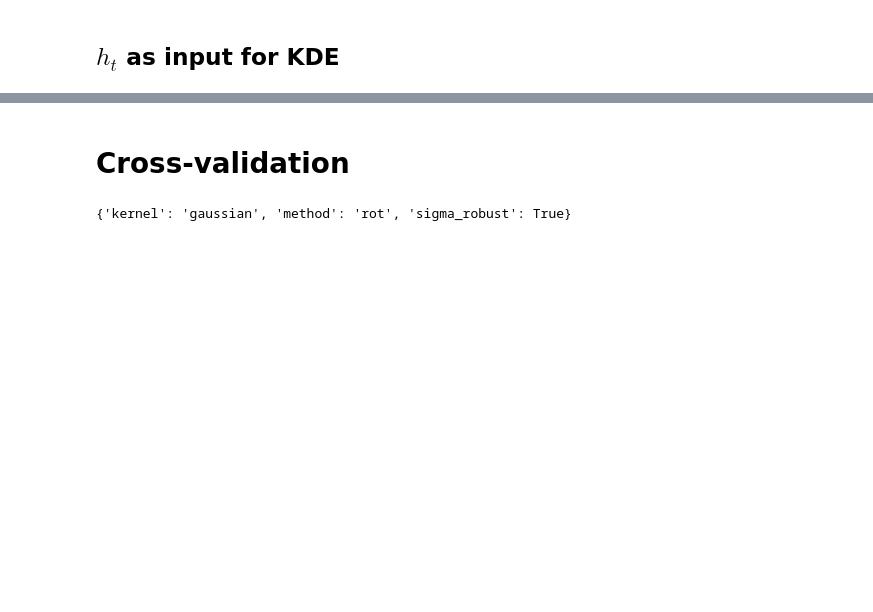
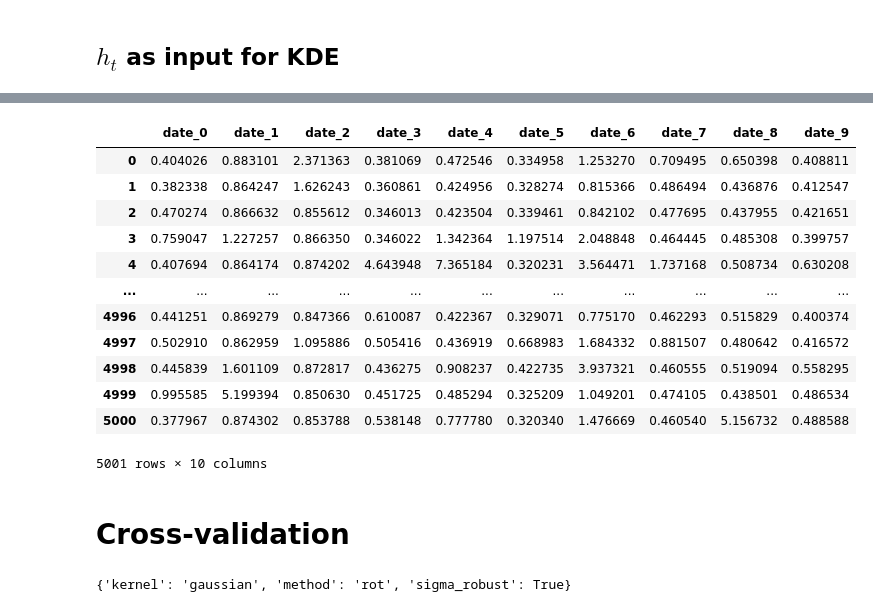
Before and after one commit to matheus-vizzotto/densities4risk, a Jupyter notebook: notebooks/development/bandwidth_selection.ipynb, the cells around one changed output, grey strips where cells are left out. Cells and saved outputs as stored; diff of their text form; code cells hidden in the pictures; blank space fills up the shorter version.

```diff
--- a/notebooks/development/bandwidth_selection.ipynb
+++ b/notebooks/development/bandwidth_selection.ipynb
@@ -1014,3 +1043,33 @@ date_8
+# %%
+def fit_kde_model(samples, params, grid=None):
+    """
+    Fit a KDE model given a parameter dictionary.
+    """
+
+    kde = KernelDensityEstimation(
+        **params
+    )
+
+    if grid is None:
+        density = kde.fit_transform(samples)
+    else:
+        density = kde.fit_transform(X=samples, grid=grid)
+
+    return kde, density
+# %% [output]
+|  | date_0 | date_1 | date_2 | date_3 | date_4 | date_5 | date_6 | date_7 | date_8 | date_9 |
+| 0 | 0.404026 | 0.883101 | 2.371363 | 0.381069 | 0.472546 | 0.334958 | 1.253270 | 0.709495 | 0.650398 | 0.408811 |
+| 1 | 0.382338 | 0.864247 | 1.626243 | 0.360861 | 0.424956 | 0.328274 | 0.815366 | 0.486494 | 0.436876 | 0.412547 |
+| 2 | 0.470274 | 0.866632 | 0.855612 | 0.346013 | 0.423504 | 0.339461 | 0.842102 | 0.477695 | 0.437955 | 0.421651 |
+| 3 | 0.759047 | 1.227257 | 0.866350 | 0.346022 | 1.342364 | 1.197514 | 2.048848 | 0.464445 | 0.485308 | 0.399757 |
+| 4 | 0.407694 | 0.864174 | 0.874202 | 4.643948 | 7.365184 | 0.320231 | 3.564471 | 1.737168 | 0.508734 | 0.630208 |
+| ... | ... | ... | ... | ... | ... | ... | ... | ... | ... | ... |
+| 4996 | 0.441251 | 0.869279 | 0.847366 | 0.610087 | 0.422367 | 0.329071 | 0.775170 | 0.462293 | 0.515829 | 0.400374 |
+| 4997 | 0.502910 | 0.862959 | 1.095886 | 0.505416 | 0.436919 | 0.668983 | 1.684332 | 0.881507 | 0.480642 | 0.416572 |
+| 4998 | 0.445839 | 1.601109 | 0.872817 | 0.436275 | 0.908237 | 0.422735 | 3.937321 | 0.460555 | 0.519094 | 0.558295 |
+| 4999 | 0.995585 | 5.199394 | 0.850630 | 0.451725 | 0.485294 | 0.325209 | 1.049201 | 0.474105 | 0.438501 | 0.486534 |
+| 5000 | 0.377967 | 0.874302 | 0.853788 | 0.538148 | 0.777780 | 0.320340 | 1.476669 | 0.460540 | 5.156732 | 0.488588 |
+5001 rows × 10 columns
 # %% [markdown]
 # Cross-validation
 # %%
```
Also changed, not shown: parts of 4 cells of this notebook.
